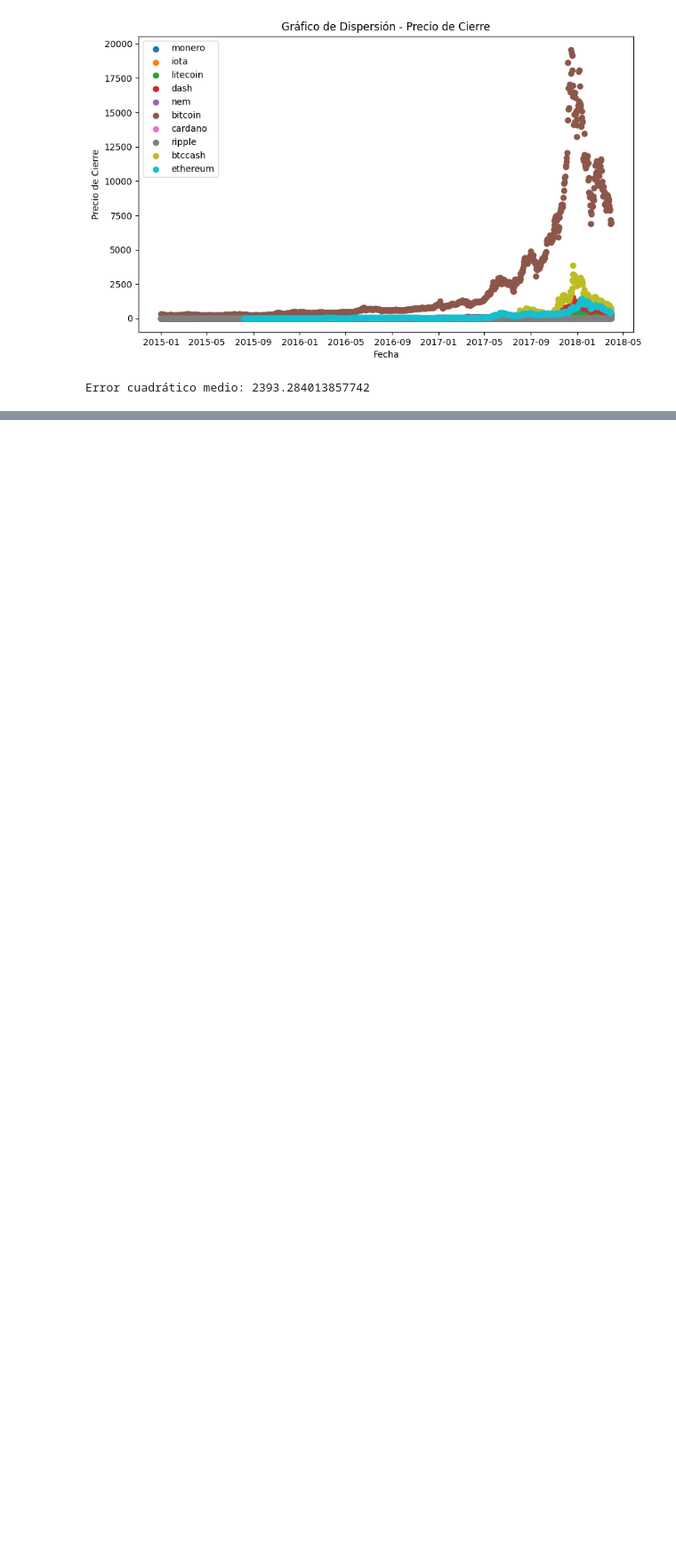
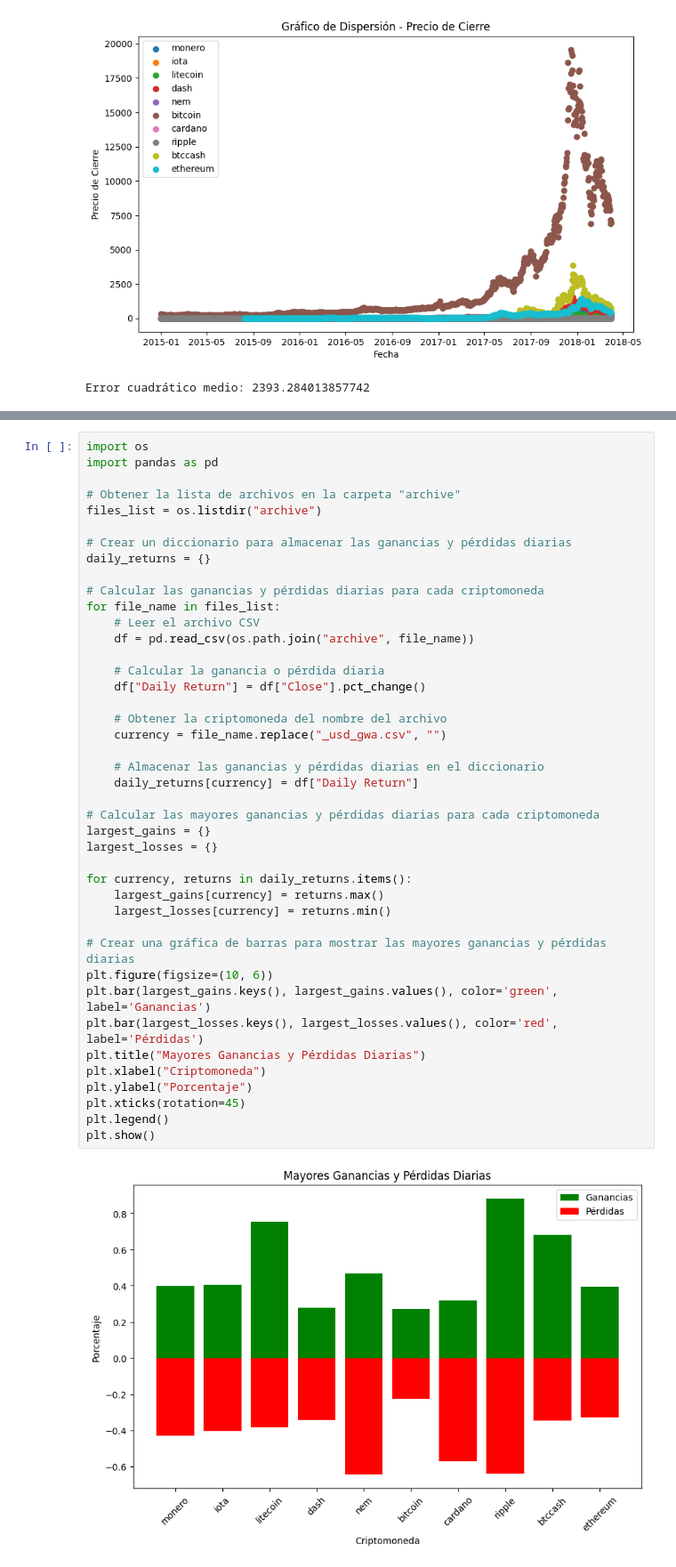
Before and after one commit to rubences/analisis, a Jupyter notebook: Ejercicio2_GBIN.ipynb, the cells around one changed output, grey strips where cells are left out. Shown: that part at 89% size. Drawn from its saved outputs; the diff is of its cells as text; blank space fills up the shorter version.

```diff
--- a/Ejercicio2_GBIN.ipynb
+++ b/Ejercicio2_GBIN.ipynb
@@ -416,0 +496,44 @@ Error cuadrático medio: 2393.284013857742
+# %%
+import os
+import pandas as pd
+
+# Obtener la lista de archivos en la carpeta "archive"
+files_list = os.listdir("archive")
+
+# Crear un diccionario para almacenar las ganancias y pérdidas diarias
+daily_returns = {}
+
+# Calcular las ganancias y pérdidas diarias para cada criptomoneda
+for file_name in files_list:
+    # Leer el archivo CSV
+    df = pd.read_csv(os.path.join("archive", file_name))
+
+    # Calcular la ganancia o pérdida diaria
+    df["Daily Return"] = df["Close"].pct_change()
+
+    # Obtener la criptomoneda del nombre del archivo
+    currency = file_name.replace("_usd_gwa.csv", "")
+
+    # Almacenar las ganancias y pérdidas diarias en el diccionario
+    daily_returns[currency] = df["Daily Return"]
+
+# Calcular las mayores ganancias y pérdidas diarias para cada criptomoneda
+largest_gains = {}
+largest_losses = {}
+
+for currency, returns in daily_returns.items():
+    largest_gains[currency] = returns.max()
+    largest_losses[currency] = returns.min()
+
+# Crear una gráfica de barras para mostrar las mayores ganancias y pérdidas diarias
+plt.figure(figsize=(10, 6))
+plt.bar(largest_gains.keys(), largest_gains.values(), color='green', label='Ganancias')
+plt.bar(largest_losses.keys(), largest_losses.values(), color='red', label='Pérdidas')
+plt.title("Mayores Ganancias y Pérdidas Diarias")
+plt.xlabel("Criptomoneda")
+plt.ylabel("Porcentaje")
+plt.xticks(rotation=45)
+plt.legend()
+plt.show()
+# %% [output]
+[figure, added]
```
Also changed, not shown: parts of 3 cells of this notebook.
